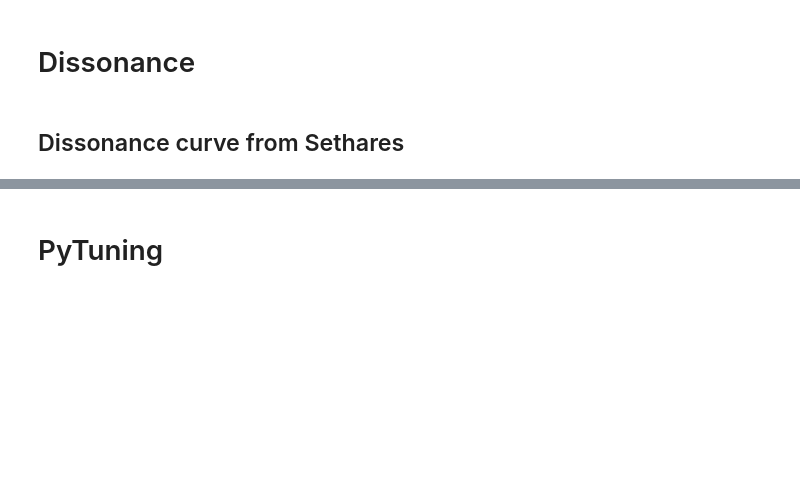
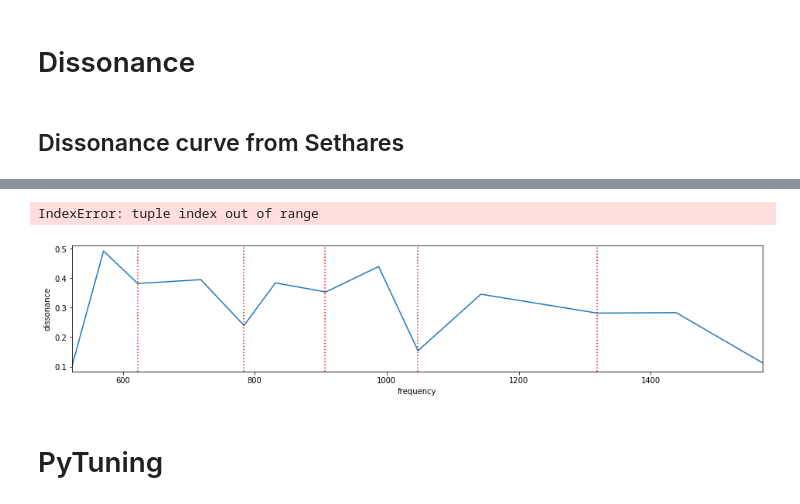
Before and after one commit to AntoineBellemare/CoCoBrainChannel, a Jupyter notebook: Python/BioTunings.ipynb, the cells around one changed output, grey strips where cells are left out. Drawn from its saved outputs; the diff is of its cells as text; code cells hidden in the pictures; blank space fills up the shorter version.

```diff
--- a/Python/BioTunings.ipynb
+++ b/Python/BioTunings.ipynb
@@ -449,7 +475,7 @@ def compute_pythagore(a = 3, b = 2, n = 1, octa = 2, lim_denom = 1000):
         pyth_temp_float.append(pyth_float)
 
     pyth_dict_list_ratios = (np.array(pyth_temp)).squeeze()
-    pyth_dict_list_float = np.array(pyth_temp_float)
+    pyth_dict_list_float = np.around((np.array(pyth_temp_float)),3)
 
     return pyth_dict, pyth_dict_list, pyth_dict_list_ratios, pyth_dict_list_float
 
@@ -630,6 +686,6 @@ for p in range(len(multi_harmonics)):
     for h in range(len(multi_harmonics[0])):
         if p !=
 # %%
-a, b, c, d= compute_pythagore(3, 2, 1, 3)
-a
+a, b, c, d= compute_pythagore(11, 3, 1, 3)
+d
 # %% [output]
@@ -811,0 +885,25 @@ ModuleNotFoundError: No module named 'dissonant'
+# %%
+def freq_space(base_f=440, octaves=4, steps=1000):
+    ratios = np.linspace(1, octaves, steps)
+    freqs = base_f * ratios
+    return freqs
+
+def dissonance_curve(freq_space, n_partials=10, model='sethares1993'):
+    dissonances = []
+    for freq in freq_space:
+        h_freqs, h_amps = D.harmonic_tone([freq_space[0], freq], n_partials=n_partials)
+        d = D.dissonance(h_freqs, h_amps, model=model)
+        dissonances.append(d)
+    dissonances = np.array(dissonances)
+    return dissonances
+
+def plot_dissonance_curve(freqs, dissonances):
+    minima = argrelmin(dissonances)[0]
+
+    plt.figure(figsize=(16, 3))
+    plt.xlim(freqs[0], freqs[-1])
+    plt.plot(freqs, dissonances)
+    for m in minima:
+        plt.axvline(freqs[m], c='r', ls=':')
+    plt.xlabel('frequency')
+    plt.ylabel('dissonance')
@@ -812,3 +931,17 @@ ModuleNotFoundError: No module named 'dissonant'
+# %%
+for num in range(len(d)):
+    d[num] *= 3
+# %%
+peaks_pyth[2]
+# %% [output]
+IndexError: tuple index out of range
+# %%
+
+freqs = d
+#freqs = freq_space(430, 3, 50)
+plot_dissonance_curve(freqs, dissonance_curve(freqs, n_partials=250, model='sethares1993'))
+# %% [output]
+[figure, added]
 # %% [markdown]
 # PyTuning
 # %%
```
Also changed, not shown: parts of 19 cells of this notebook, 11 other files.
